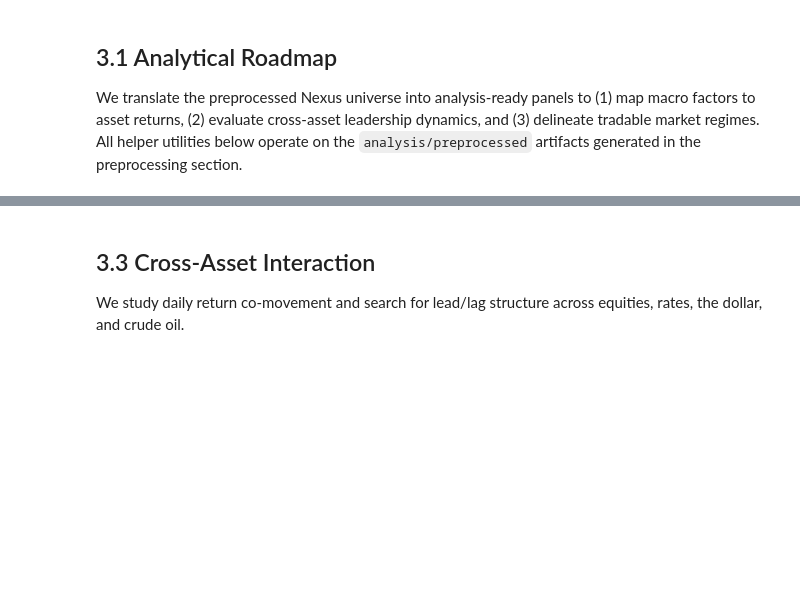
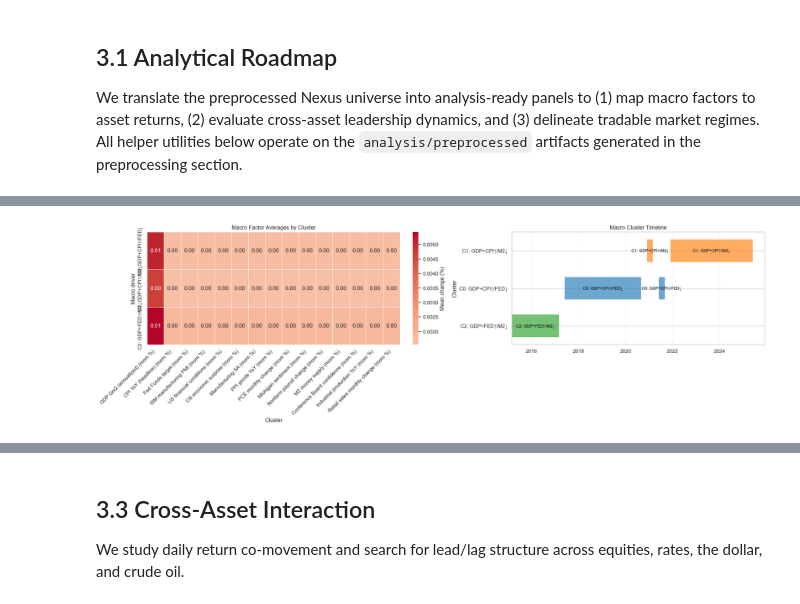
Before and after one commit to kecheng-shi/Nexus-data-preprocessing, a Jupyter notebook: Nexus Data Analysis.ipynb, the cells around one changed output, grey strips where cells are left out. Cells and saved outputs as stored; diff of their text form; code cells hidden in the pictures; blank space fills up the shorter version.

```diff
--- a/Nexus Data Analysis.ipynb
+++ b/Nexus Data Analysis.ipynb
@@ -983,0 +1189,94 @@ plt.show()
+# %%
+import matplotlib.pyplot as plt
+import matplotlib.dates as mdates
+import seaborn as sns
+
+sns.set_theme(style="whitegrid")
+
+cluster_ids = sorted(cluster_name_map)
+cluster_labels = [cluster_name_map[cid] for cid in cluster_ids]
+cluster_macro_view = cluster_macro_mean.reindex(cluster_labels)
+
+fig, axes = plt.subplots(1, 2, figsize=(20, 6), constrained_layout=True)
+sns.heatmap(
+    cluster_macro_view,
+    cmap="coolwarm",
+    center=0,
+    annot=True,
+    fmt=".2f",
+    linewidths=0.4,
+    cbar_kws={"label": "Mean change (%)"},
+    ax=axes[0],
+)
+axes[0].set_title("Macro Factor Averages by Cluster")
+axes[0].set_ylabel("Macro driver")
+axes[0].set_xlabel("Cluster")
+plt.setp(axes[0].get_xticklabels(), rotation=45, ha="right")
+
+axes[1].set_title("Macro Cluster Timeline")
+axes[1].set_ylabel("Cluster")
+
+segment_records = []
+for start_idx, end_idx, cid in final_segments:
+    start_date = pd.to_datetime(macro_cluster_panel.loc[start_idx, "date"])
+    end_date = pd.to_datetime(macro_cluster_panel.loc[end_idx - 1, "date"])
+    segment_records.append((start_date, end_date, cid))
+
+color_palette = sns.color_palette("tab10", max(len(cluster_ids), 3))
+color_map = {cid: color_palette[i % len(color_palette)] for i, cid in enumerate(cluster_ids)}
+
+for start_date, end_date, cid in segment_records:
+    left = mdates.date2num(start_date)
+    width = max((end_date - start_date).days + 1, 1)
+    axes[1].barh(
+        y=cluster_name_map.get(cid, str(cid)),
+        width=width,
+        left=left,
+        height=0.6,
+        color=color_map[cid],
+        alpha=0.65,
+        edgecolor="none",
+    )
+    mid_point = left + width / 2
+    axes[1].text(
+        mid_point,
+        cluster_name_map.get(cid, str(cid)),
+        cluster_name_map.get(cid, str(cid)),
+        ha="center",
+        va="center",
+        fontsize=9,
+        color="black",
+    )
+
+axes[1].xaxis_date()
+axes[1].xaxis.set_major_locator(mdates.YearLocator(base=2))
+axes[1].xaxis.set_major_formatter(mdates.DateFormatter("%Y"))
+axes[1].grid(True, axis="x", linestyle="--", alpha=0.3)
+axes[1].set_ylim(-0.5, len(cluster_labels) - 0.5)
+
+plt.show()
+
+cluster_order = cluster_labels
+cluster_return_view = cluster_asset_mean.reindex(cluster_order).reindex(columns=asset_class_cols)
+
+if cluster_return_view.dropna(how="all").size:
+    fig, ax = plt.subplots(figsize=(12, 6))
+    sns.heatmap(
+        cluster_return_view,
+        cmap="coolwarm",
+        center=0,
+        annot=True,
+        fmt=".3f",
+        linewidths=0.4,
+        cbar_kws={"label": "Avg monthly return"},
+        ax=ax,
+    )
+    ax.set_title("Asset-Class Returns by Macro Cluster")
+    ax.set_xlabel("Asset class")
+    ax.set_ylabel("Macro cluster")
+    plt.setp(ax.get_xticklabels(), rotation=45, ha="right")
+    plt.show()
+else:
+    print("No overlapping cluster/asset data to visualise.")
+# %% [output]
+[figure, added]
```
Also changed, not shown: parts of 22 cells of this notebook, 1 other file.
